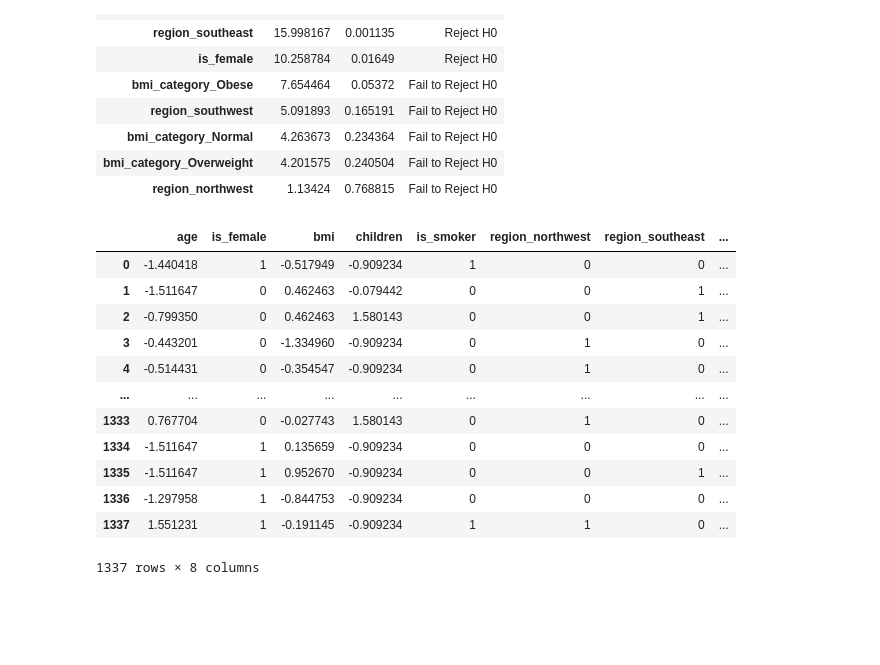
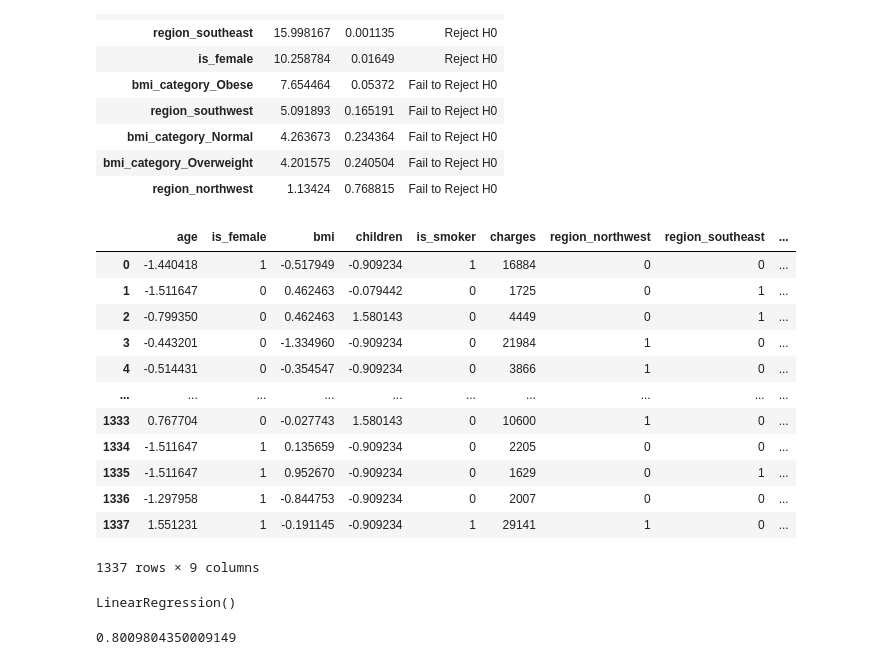
Before and after one commit to ParthShah007/PYTHONgg, a Jupyter notebook: ml1.ipynb, the cells around one changed output. Drawn from its saved outputs; the diff is of its cells as text; code cells hidden in the pictures; blank space fills up the shorter version.

```diff
--- a/ml1.ipynb
+++ b/ml1.ipynb
@@ -382,20 +382,20 @@ chi2_df
 | bmi_category_Overweight | 4.201575 | 0.240504 | Fail to Reject H0 |
 | region_northwest | 1.13424 | 0.768815 | Fail to Reject H0 |
 # %%
-final_df = df_cleaned[['age', 'is_female', 'bmi', 'children', 'is_smoker',
+final_df = df_cleaned[['age', 'is_female', 'bmi', 'children', 'is_smoker','charges',
        'region_northwest', 'region_southeast', 'region_southwest',]]
 final_df
 # %% [output]
-|  | age | is_female | bmi | children | is_smoker | region_northwest | region_southeast | ... |
-| 0 | -1.440418 | 1 | -0.517949 | -0.909234 | 1 | 0 | 0 | ... |
-| 1 | -1.511647 | 0 | 0.462463 | -0.079442 | 0 | 0 | 1 | ... |
-| 2 | -0.799350 | 0 | 0.462463 | 1.580143 | 0 | 0 | 1 | ... |
-| 3 | -0.443201 | 0 | -1.334960 | -0.909234 | 0 | 1 | 0 | ... |
-| 4 | -0.514431 | 0 | -0.354547 | -0.909234 | 0 | 1 | 0 | ... |
-| ... | ... | ... | ... | ... | ... | ... | ... | ... |
-| 1333 | 0.767704 | 0 | -0.027743 | 1.580143 | 0 | 1 | 0 | ... |
-| 1334 | -1.511647 | 1 | 0.135659 | -0.909234 | 0 | 0 | 0 | ... |
-| 1335 | -1.511647 | 1 | 0.952670 | -0.909234 | 0 | 0 | 1 | ... |
-| 1336 | -1.297958 | 1 | -0.844753 | -0.909234 | 0 | 0 | 0 | ... |
-| 1337 | 1.551231 | 1 | -0.191145 | -0.909234 | 1 | 1 | 0 | ... |
+|  | age | is_female | bmi | children | is_smoker | charges | region_northwest | region_southeast | ... |
+| 0 | -1.440418 | 1 | -0.517949 | -0.909234 | 1 | 16884 | 0 | 0 | ... |
+| 1 | -1.511647 | 0 | 0.462463 | -0.079442 | 0 | 1725 | 0 | 1 | ... |
+| 2 | -0.799350 | 0 | 0.462463 | 1.580143 | 0 | 4449 | 0 | 1 | ... |
+| 3 | -0.443201 | 0 | -1.334960 | -0.909234 | 0 | 21984 | 1 | 0 | ... |
+| 4 | -0.514431 | 0 | -0.354547 | -0.909234 | 0 | 3866 | 1 | 0 | ... |
+| ... | ... | ... | ... | ... | ... | ... | ... | ... | ... |
+| 1333 | 0.767704 | 0 | -0.027743 | 1.580143 | 0 | 10600 | 1 | 0 | ... |
+| 1334 | -1.511647 | 1 | 0.135659 | -0.909234 | 0 | 2205 | 0 | 0 | ... |
+| 1335 | -1.511647 | 1 | 0.952670 | -0.909234 | 0 | 1629 | 0 | 1 | ... |
+| 1336 | -1.297958 | 1 | -0.844753 | -0.909234 | 0 | 2007 | 0 | 0 | ... |
+| 1337 | 1.551231 | 1 | -0.191145 | -0.909234 | 1 | 29141 | 1 | 0 | ... |
-1337 rows × 8 columns
+1337 rows × 9 columns
@@ -401,0 +407,17 @@ final_df
+# %%
+from sklearn.linear_model import LinearRegression
+model = LinearRegression()
+model.fit(x_train, y_train)
+# %% [output]
+LinearRegression()
+# %%
+y_pred = model.predict(x_test)
+from sklearn.metrics import r2_score
+r2 = r2_score(y_test, y_pred)
+r2
+n = x_test.shape[0]
+p = x_test.shape[1]
+adj_r2 = 1 - (1 - r2) * (n - 1) / (n - p - 1)
+adj_r2
+# %% [output]
+0.8009804350009149
```
Also changed, not shown: parts of 1 cell of this notebook, 1 other file.
